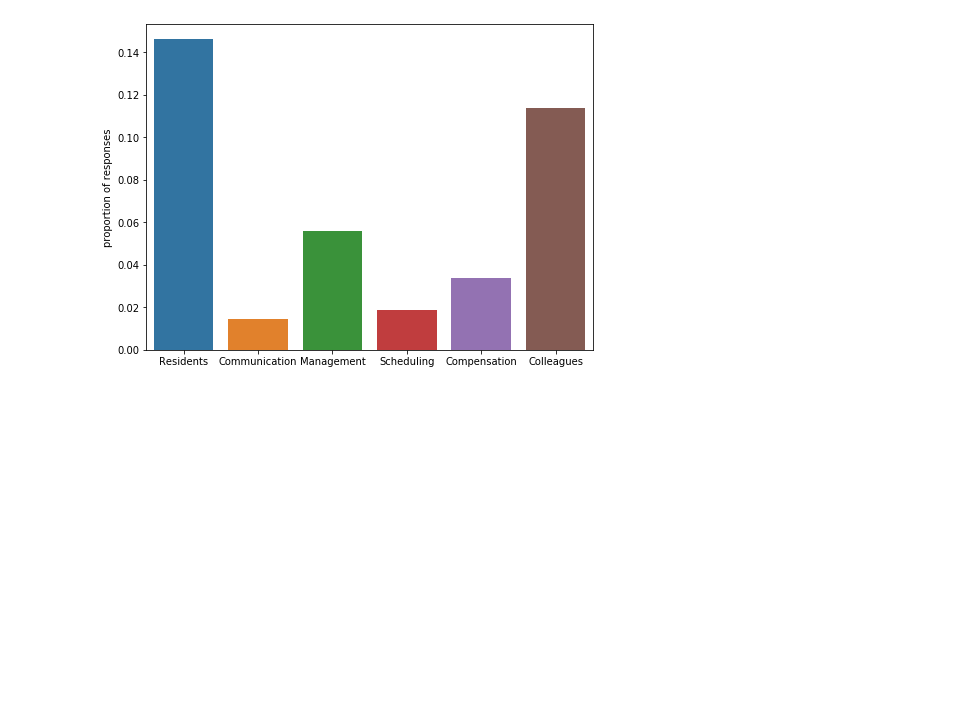
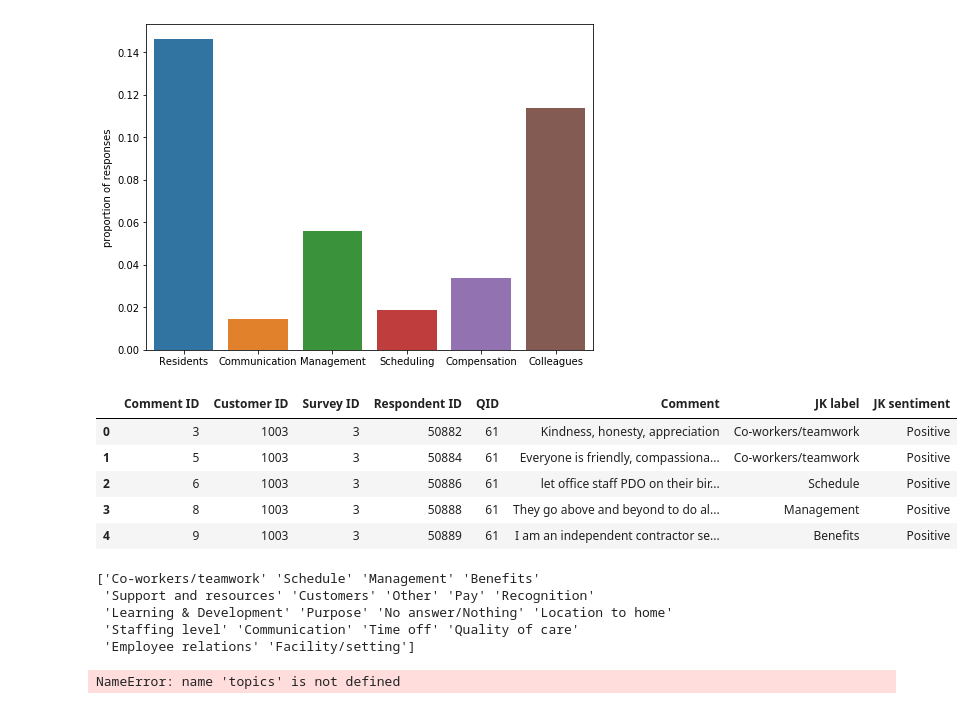
Before and after one commit to mtv2101/insight_2020a_project, a Jupyter notebook: Workplace_barometer/topic_model_prototyping.ipynb, the cells around one changed output. Cells and saved outputs as stored; diff of their text form; code cells hidden in the pictures; blank space fills up the shorter version.

```diff
--- a/Activated_Insights_consulting/topic_model_prototyping.ipynb
+++ b/Workplace_barometer/topic_model_prototyping.ipynb
@@ -513,3 +534,24 @@ ax.set_ylabel('proportion of responses')
 plt.savefig('barplot.png')
 # %% [output]
 [figure]
+# %%
+# Look at labelled data:
+
+csv_path  ='/home/matt_valley/PycharmProjects/insight_2020a_project/Activated_Insights_consulting/AI_survey_data/Labeled data and sentiments (taken from a subset of 2017-18 data).csv'
+df = pd.read_csv(csv_path, header=0)
+df.head()
+# %% [output]
+|  | Comment ID | Customer ID | Survey ID | Respondent ID | QID | Comment | JK label | JK sentiment |
+| 0 | 3 | 1003 | 3 | 50882 | 61 | Kindness, honesty, appreciation | Co-workers/teamwork | Positive |
+| 1 | 5 | 1003 | 3 | 50884 | 61 | Everyone is friendly, compassiona... | Co-workers/teamwork | Positive |
+| 2 | 6 | 1003 | 3 | 50886 | 61 | let office staff PDO on their bir... | Schedule | Positive |
+| 3 | 8 | 1003 | 3 | 50888 | 61 | They go above and beyond to do al... | Management | Positive |
+| 4 | 9 | 1003 | 3 | 50889 | 61 | I am an independent contractor se... | Benefits | Positive |
+# %%
+print(df['JK label'].unique())
+# %% [output]
+['Co-workers/teamwork' 'Schedule' 'Management' 'Benefits'
+ 'Support and resources' 'Customers' 'Other' 'Pay' 'Recognition'
+ 'Learning & Development' 'Purpose' 'No answer/Nothing' 'Location to home'
+ 'Staffing level' 'Communication' 'Time off' 'Quality of care'
+ 'Employee relations' 'Facility/setting']
@@ -515,0 +583,9 @@ plt.savefig('barplot.png')
+# %%
+plot_df = pd.DataFrame(columns=topics)
+plot_df.loc[0] = counts
+
+fig,ax = plt.subplots(figsize=(8,6))
+sns.barplot(data = plot_df, ax=ax)
+ax.set_ylabel('proportion of responses')
+# %% [output]
+NameError: name 'topics' is not defined
```
Also changed, not shown: parts of 11 cells of this notebook, 16 other files.
